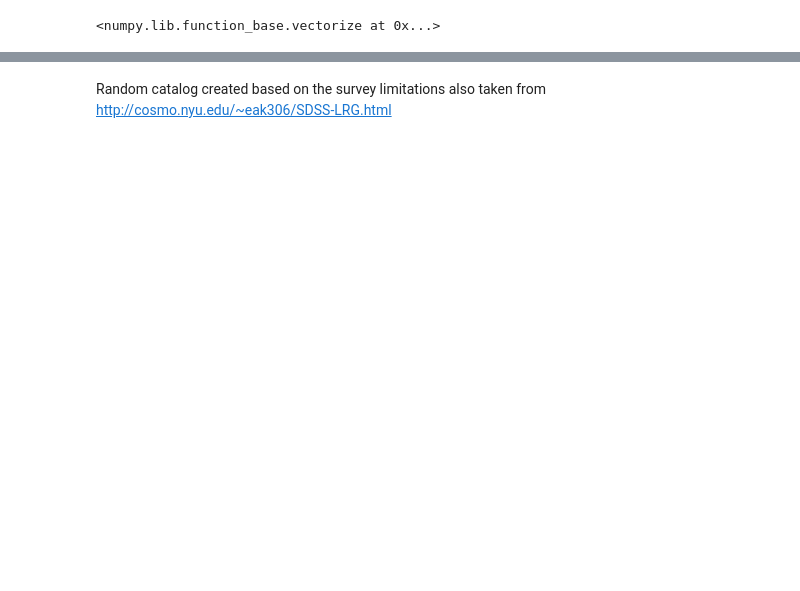
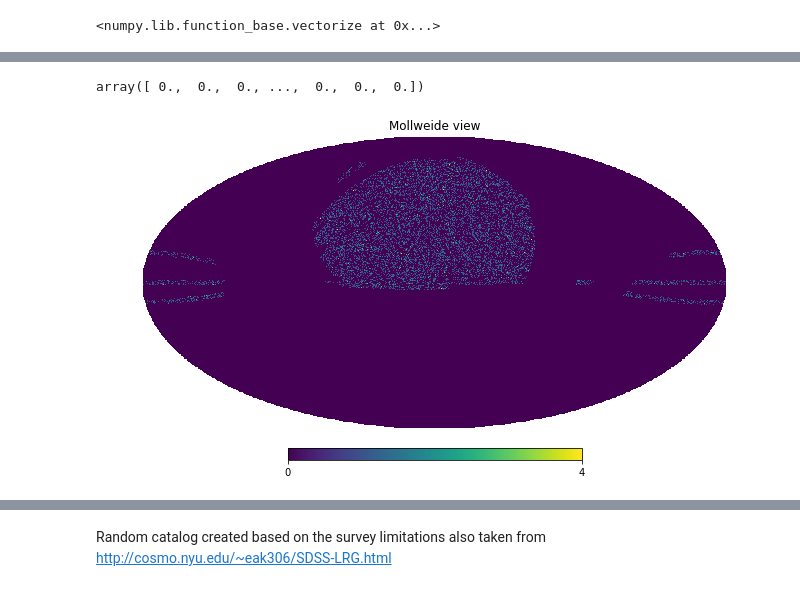
Before and after one commit to rohinkumar/correlcalc-nb, a Jupyter notebook: 1. Data Preparation.ipynb, the cells around one changed output, grey strips where cells are left out. Saved outputs shown, nothing was run; the diff lists cells and outputs as text; code cells hidden in the pictures; blank space fills up the shorter version.

```diff
--- a/1. Data Preparation.ipynb
+++ b/1. Data Preparation.ipynb
@@ -188,0 +93,3 @@ DCLC
+# %%
+NSIDE=512
+dr72hpix=hu.HealPix("ring",NSIDE)
@@ -188,0 +104,5 @@ DCLC
+# %%
+pixdata = ascii.read("./output/pixdatadr72VAGCfull.dat")
+hpixdata=np.array(np.zeros(hu.nside2npix(NSIDE)))
+for j in range(len(pixdata)):
+    hpixdata[pixdata[j]['pix']]+=1
@@ -188,0 +184,3 @@ DCLC
+# %%
+NSIDE=512
+rdr72hpix=hu.HealPix("ring",NSIDE)
@@ -188,0 +194,14 @@ DCLC
+# %%
+pixdata = ascii.read("./output/pixrand200kdr72.dat")
+hpixdata=np.array(np.zeros(hu.nside2npix(NSIDE)))
+for j in range(len(pixdata)):
+    hpixdata[pixdata[j]['pix']]+=1
+# %%
+hpixdata
+# %% [output]
+array([ 0.,  0.,  0., ...,  0.,  0.,  0.])
+# %%
+hu.mollview(hpixdata,rot=180)
+plt.savefig("./plots/rand200kmnew.pdf")
+# %% [output]
+[figure, added]
```
Also changed, not shown: parts of 72 cells of this notebook, 29 other files.
